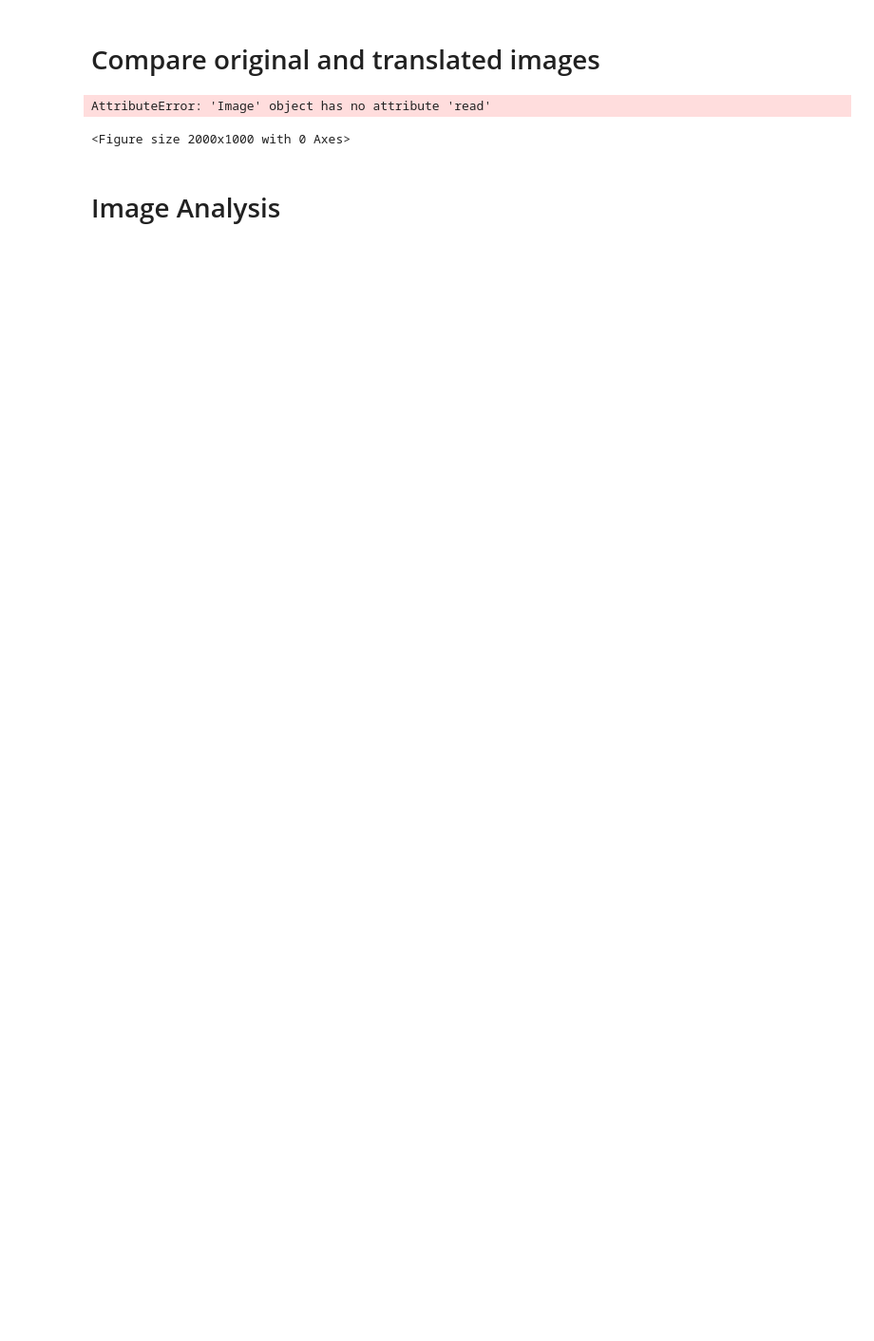
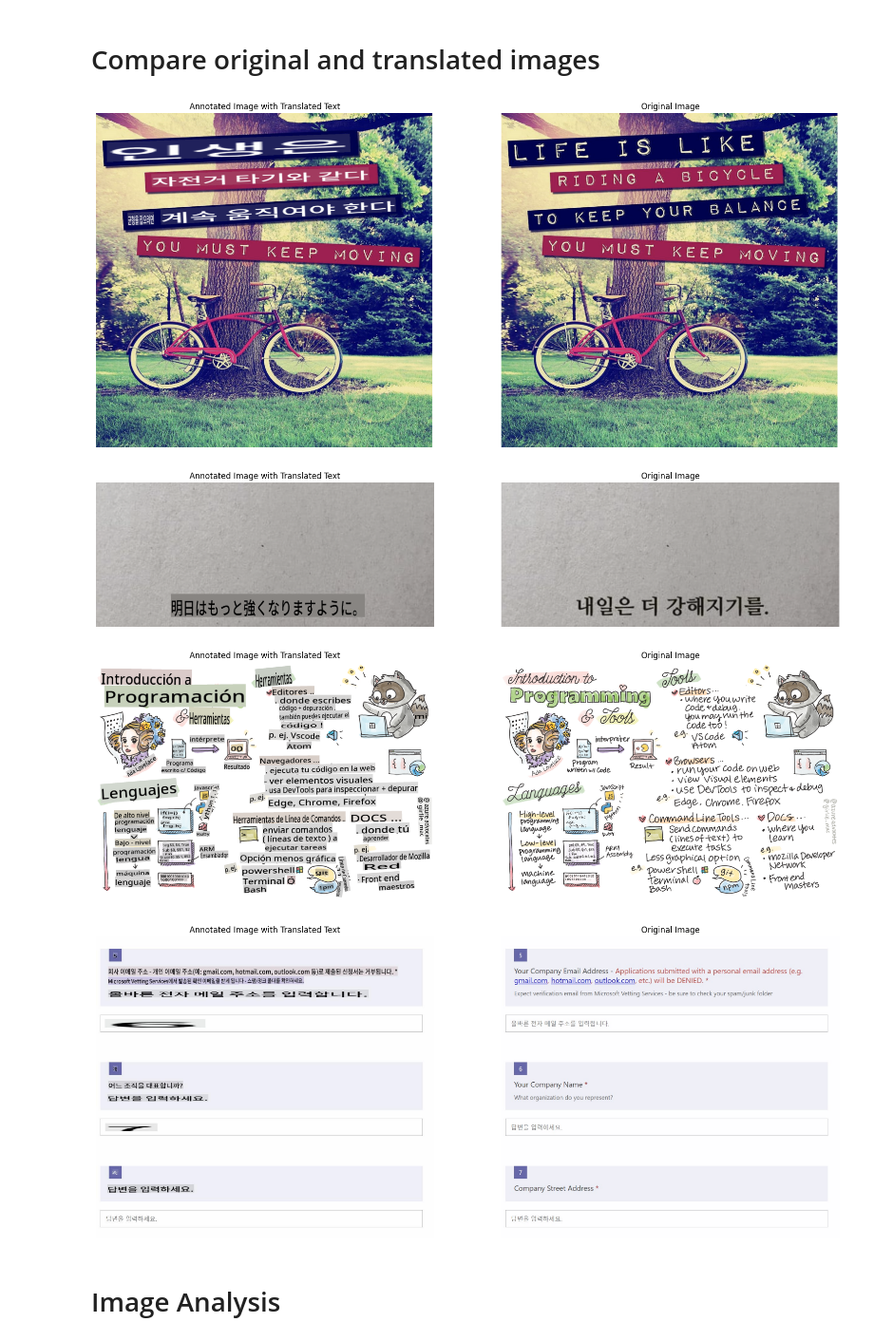
Before and after one commit to Imperial-EE-Microsoft/co_op_translator, a Jupyter notebook: notebooks/notebook_for_module_project copy.ipynb, the cells around one changed output. Shown at 95% size. Drawn from its saved outputs; the diff is of its cells as text; code cells hidden in the pictures; blank space fills up the shorter version.

```diff
--- a/notebooks/notebook_for_module_project copy.ipynb
+++ b/notebooks/notebook_for_module_project copy.ipynb
@@ -23 +25,7 @@ api_version = os.getenv("AZURE_OPENAI_API_VERSION")
+# %%
+# Paths to the images to be translated
+image_path1 = "../data/images/bicycle.png"
+image_path2 = "../data/images/korean.png"
+image_path3 = "../data/images/microsoft1.png"
+image_path4 = "../data/images/aoai.jpg"
 # %% [markdown]
@@ -52,0 +55,10 @@ Translated image saved at: <PIL.Image.Image image mode=RGBA size=2481x1749 at 0x
+# %%
+# Import necessary classes from the modularized project
+from src.translators.image_translator import ImageTranslator
+
+# Initialize the ImageTranslator
+image_translator = ImageTranslator()
+
+# Example usage of the translate_image method
+translated_image_path4 = image_translator.translate_image(image_path4, "ko")
+print(f"Translated image saved at: {translated_image_path4}")
@@ -55,13 +69,16 @@ Translated image saved at: <PIL.Image.Image image mode=RGBA size=2481x1749 at 0x
 # %%
 from src.utils.image_utils import display_image
 
 # Display the original image and the translated image
 display_image(image_path1,translated_image_path1)
 display_image(image_path2,translated_image_path2)
 display_image(image_path3,translated_image_path3)
+display_image(image_path4,translated_image_path4)
 # %% [output]
-AttributeError: 'Image' object has no attribute 'read'
-<Figure size 2000x1000 with 0 Axes>
+[figure, added]
+[figure, added]
+[figure, added]
+[figure, added]
 # %% [markdown]
 # Image Analysis
 # %%
```
Also changed, not shown: parts of 6 cells of this notebook, 12 other files.
